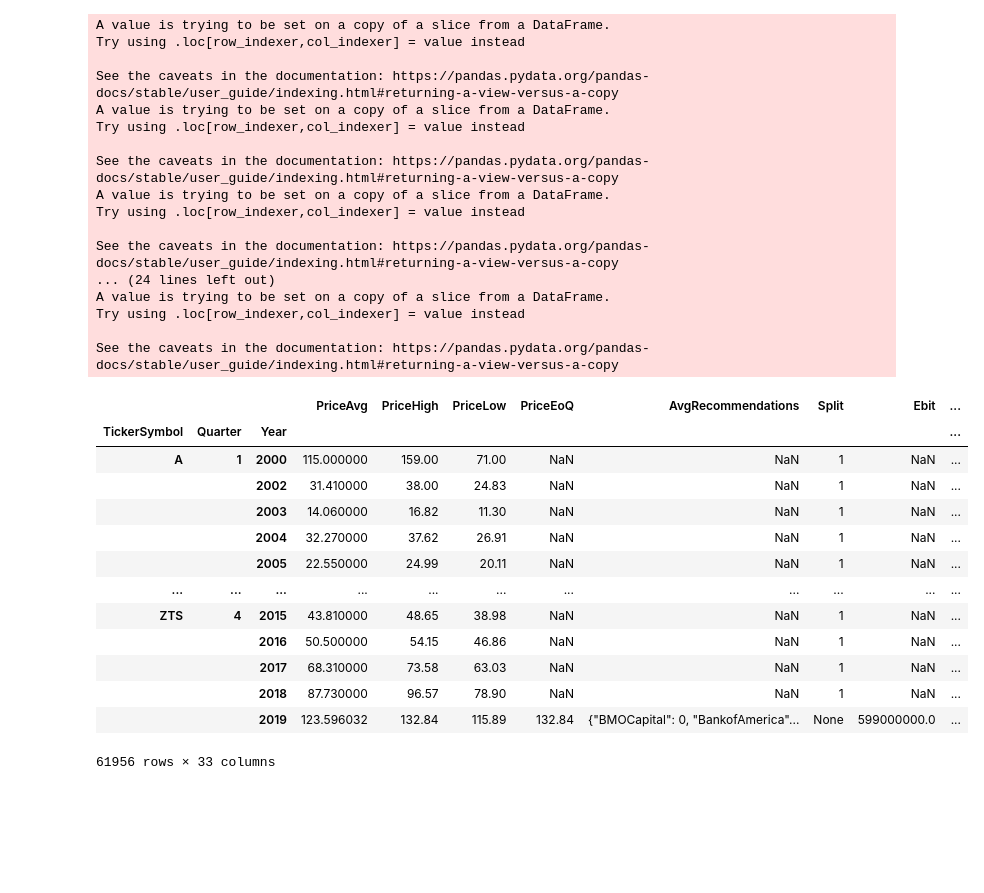
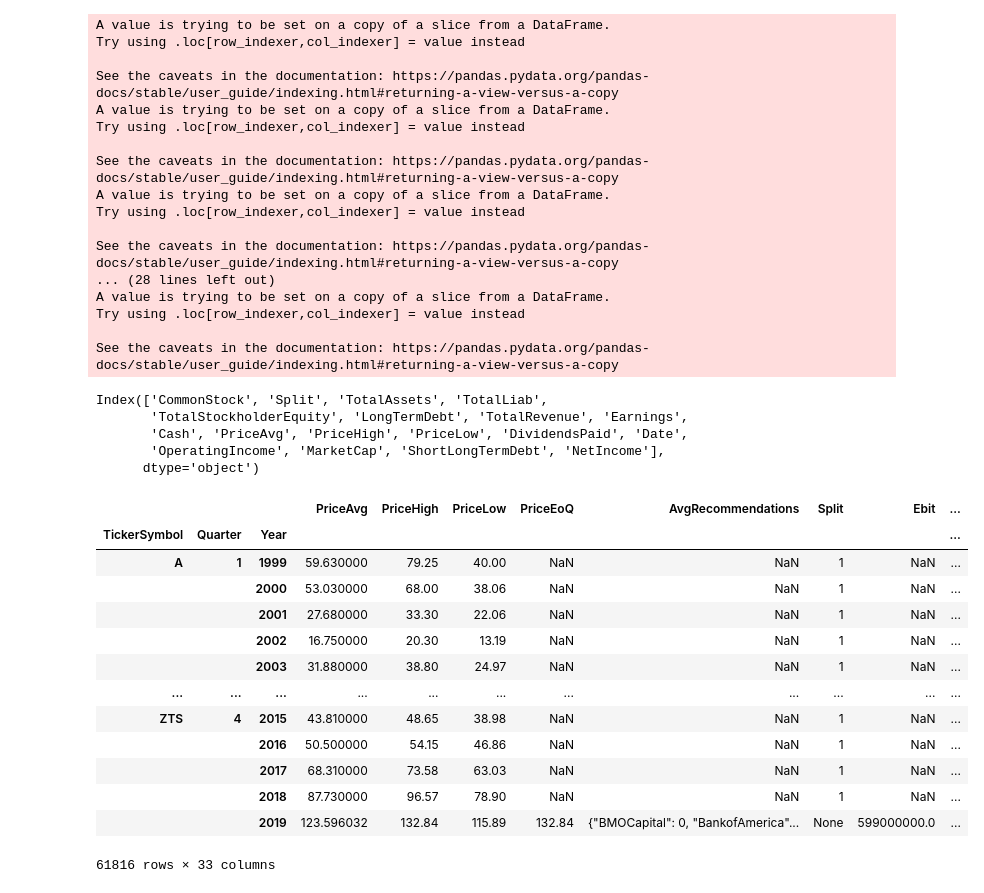
Before and after one commit to eschiff/finance_ml, a Jupyter notebook: finance_ml/notebooks/linear_model.ipynb, the cells around one changed output. Saved outputs shown, nothing was run; the diff lists cells and outputs as text; code cells hidden in the pictures; blank space fills up the shorter version.

```diff
--- a/finance_ml/notebooks/linear_model.ipynb
+++ b/finance_ml/notebooks/linear_model.ipynb
@@ -325,7 +325,11 @@ db_conn.close()
 
 
 def _date_to_index(dt: datetime.date):
-    q = MONTH_TO_QUARTER[dt.month]
+    # shift date into the next month if it's at the end of a month
+    new_date = dt + timedelta(days=15) if dt.day > 20 else dt
+
+    q = MONTH_TO_QUARTER[new_date.month]
+
     year = dt.year - 1 if dt.month == 1 else dt.year
     return QuarterlyIndex('', q, year)
 
@@ -359,7 +363,6 @@ def process_stockpup_df(df):
     df.rename(columns={
         StockPupColumns.ASSETS: QuarterlyColumns.ASSETS,
         StockPupColumns.REVENUE: QuarterlyColumns.REVENUE,
-        StockPupColumns.EARNINGS: QuarterlyColumns.EARNINGS,
         StockPupColumns.LIABILITIES: QuarterlyColumns.LIABILITIES,
         StockPupColumns.LONG_TERM_DEBT: QuarterlyColumns.DEBT_LONG,
         StockPupColumns.SHAREHOLDER_EQUITY: QuarterlyColumns.STOCKHOLDER_EQUITY,
@@ -368,10 +371,12 @@ def process_stockpup_df(df):
         StockPupColumns.PRICE_LOW: QuarterlyColumns.PRICE_LO,
         StockPupColumns.PRICE_HIGH: QuarterlyColumns.PRICE_HI,
         StockPupColumns.SPLIT_FACTOR: QuarterlyColumns.SPLIT,
-        StockPupColumns.SHARES_SPLIT_ADJUSTED: QuarterlyColumns.COMMON_STOCK
+        StockPupColumns.SHARES_SPLIT_ADJUSTED: QuarterlyColumns.COMMON_STOCK,
+        StockPupColumns.EARNINGS: QuarterlyColumns.EARNINGS  # These aren't exactly the same
     }, inplace=True)
 
     df[QuarterlyColumns.DEBT_LONG] = df[QuarterlyColumns.DEBT_LONG].apply(lambda row: int(row))
+    df[QuarterlyColumns.NET_INCOME] = df[QuarterlyColumns.EARNINGS]  # These aren't exactly the same...
 
     # Filter only to columns in QuarterlyColumns
     df = df[[col for col in df.columns if col in QuarterlyColumns.columns()]]
@@ -384,46 +389,54 @@ def process_stockpup_df(df):
 
     # Filter out all data in stockpup_df that exists in quarterly_df (by index)
     df = df[~df.index.isin(quarterly_df.index)]
 
+    # Drop duplicates (occurs if quarter end dates are close to eachother)
+    df = df.loc[~df.index.duplicated(keep='last')]
+
     return df
 
 stockpup_df = process_stockpup_df(stockpup_df)
 
 quarterly_df = pd.concat([quarterly_df, stockpup_df])
 quarterly_df.sort_index(inplace=True)
 quarterly_df
 # %% [output]
 A value is trying to be set on a copy of a slice from a DataFrame.
 Try using .loc[row_indexer,col_indexer] = value instead
 
 See the caveats in the documentation: https://pandas.pydata.org/pandas-docs/stable/user_guide/indexing.html#returning-a-view-versus-a-copy
 A value is trying to be set on a copy of a slice from a DataFrame.
 Try using .loc[row_indexer,col_indexer] = value instead
 
 See the caveats in the documentation: https://pandas.pydata.org/pandas-docs/stable/user_guide/indexing.html#returning-a-view-versus-a-copy
 A value is trying to be set on a copy of a slice from a DataFrame.
 Try using .loc[row_indexer,col_indexer] = value instead
 
 See the caveats in the documentation: https://pandas.pydata.org/pandas-docs/stable/user_guide/indexing.html#returning-a-view-versus-a-copy
-... (24 lines left out)
+... (28 lines left out)
 A value is trying to be set on a copy of a slice from a DataFrame.
 Try using .loc[row_indexer,col_indexer] = value instead
 
 See the caveats in the documentation: https://pandas.pydata.org/pandas-docs/stable/user_guide/indexing.html#returning-a-view-versus-a-copy
+Index(['CommonStock', 'Split', 'TotalAssets', 'TotalLiab',
+       'TotalStockholderEquity', 'LongTermDebt', 'TotalRevenue', 'Earnings',
+       'Cash', 'PriceAvg', 'PriceHigh', 'PriceLow', 'DividendsPaid', 'Date',
+       'OperatingIncome', 'MarketCap', 'ShortLongTermDebt', 'NetIncome'],
+      dtype='object')
 |  |  |  | PriceAvg | PriceHigh | PriceLow | PriceEoQ | AvgRecommendations | Split | Ebit | ... |
 | TickerSymbol | Quarter | Year |  |  |  |  |  |  |  | ... |
-| A | 1 | 2000 | 115.000000 | 159.00 | 71.00 | NaN | NaN | 1 | NaN | ... |
-|  |  | 2002 | 31.410000 | 38.00 | 24.83 | NaN | NaN | 1 | NaN | ... |
-|  |  | 2003 | 14.060000 | 16.82 | 11.30 | NaN | NaN | 1 | NaN | ... |
-|  |  | 2004 | 32.270000 | 37.62 | 26.91 | NaN | NaN | 1 | NaN | ... |
-|  |  | 2005 | 22.550000 | 24.99 | 20.11 | NaN | NaN | 1 | NaN | ... |
+| A | 1 | 1999 | 59.630000 | 79.25 | 40.00 | NaN | NaN | 1 | NaN | ... |
+|  |  | 2000 | 53.030000 | 68.00 | 38.06 | NaN | NaN | 1 | NaN | ... |
+|  |  | 2001 | 27.680000 | 33.30 | 22.06 | NaN | NaN | 1 | NaN | ... |
+|  |  | 2002 | 16.750000 | 20.30 | 13.19 | NaN | NaN | 1 | NaN | ... |
+|  |  | 2003 | 31.880000 | 38.80 | 24.97 | NaN | NaN | 1 | NaN | ... |
 | ... | ... | ... | ... | ... | ... | ... | ... | ... | ... | ... |
 | ZTS | 4 | 2015 | 43.810000 | 48.65 | 38.98 | NaN | NaN | 1 | NaN | ... |
 |  |  | 2016 | 50.500000 | 54.15 | 46.86 | NaN | NaN | 1 | NaN | ... |
 |  |  | 2017 | 68.310000 | 73.58 | 63.03 | NaN | NaN | 1 | NaN | ... |
 |  |  | 2018 | 87.730000 | 96.57 | 78.90 | NaN | NaN | 1 | NaN | ... |
 |  |  | 2019 | 123.596032 | 132.84 | 115.89 | 132.84 | {"BMOCapital": 0, "BankofAmerica"... | None | 599000000.0 | ... |
-61956 rows × 33 columns
+61816 rows × 33 columns
 # %%
 stock_info_df = pd.read_csv(INFO_CSV_PATH)[['tickerSymbol', 'sector', 'industry']]
 stock_info_df.rename(columns={
```
Also changed, not shown: parts of 16 cells of this notebook.
